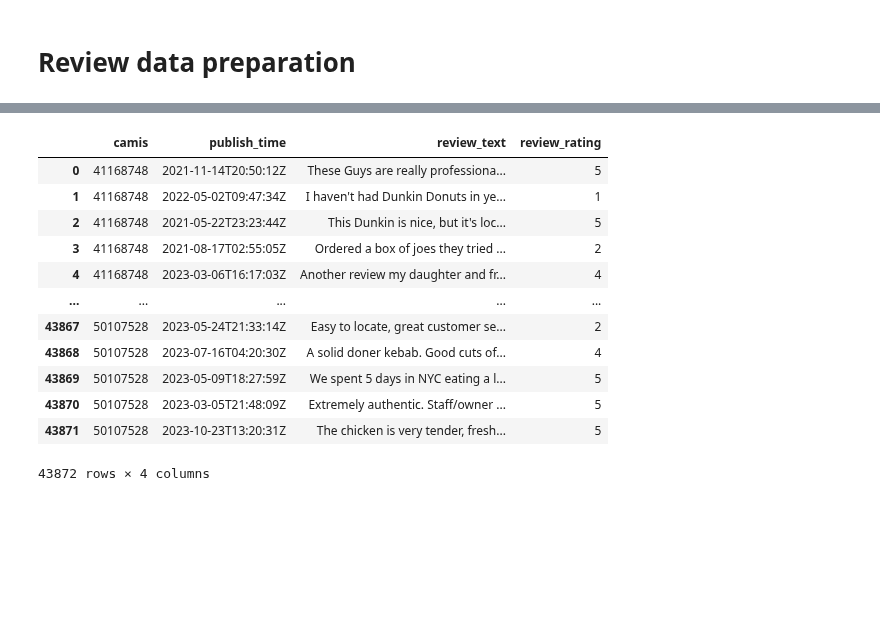
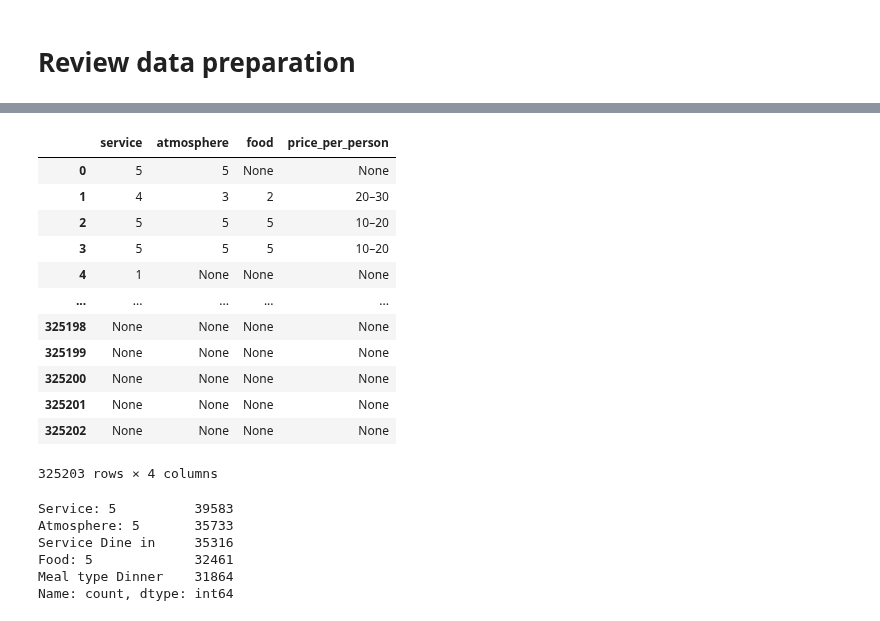
Before and after one commit to Somerville-2023/New-York-health-Inspection-Prediction, a Jupyter notebook: nick-folder/review_work.ipynb, the cells around one changed output, grey strips where cells are left out. Cells and saved outputs as stored; diff of their text form; code cells hidden in the pictures; blank space fills up the shorter version.

```diff
--- a/nick-folder/review_work.ipynb
+++ b/nick-folder/review_work.ipynb
@@ -33,0 +130,16 @@ api_reviews.head(3)
+# %%
+clean[['service', 'atmosphere', 'food', 'price_per_person']]
+# %% [output]
+|  | service | atmosphere | food | price_per_person |
+| 0 | 5 | 5 | None | None |
+| 1 | 4 | 3 | 2 | 20–30 |
+| 2 | 5 | 5 | 5 | 10–20 |
+| 3 | 5 | 5 | 5 | 10–20 |
+| 4 | 1 | None | None | None |
+| ... | ... | ... | ... | ... |
+| 325198 | None | None | None | None |
+| 325199 | None | None | None | None |
+| 325200 | None | None | None | None |
+| 325201 | None | None | None | None |
+| 325202 | None | None | None | None |
+325203 rows × 4 columns
@@ -33,0 +148,11 @@ api_reviews.head(3)
+# %%
+additional = scrape_reviews.r_additional.apply(lambda x: re.findall(r'\'([^\']+)?\'', x))
+a = [j for i in additional for j in i]
+pd.Series(a).value_counts()[:5]
+# %% [output]
+Service: 5          39583
+Atmosphere: 5       35733
+Service Dine in     35316
+Food: 5             32461
+Meal type Dinner    31864
+Name: count, dtype: int64
@@ -37,22 +169,6 @@ def clean_api_reviews(api_data):
     cols = ['camis', 'publish_time', 'review_text', 'review_rating']
     df = df[cols]
     return df
-
-clean_api_reviews(api_reviews)
-# %% [output]
-|  | camis | publish_time | review_text | review_rating |
-| 0 | 41168748 | 2021-11-14T20:50:12Z | These Guys are really professiona... | 5 |
-| 1 | 41168748 | 2022-05-02T09:47:34Z | I haven't had Dunkin Donuts in ye... | 1 |
-| 2 | 41168748 | 2021-05-22T23:23:44Z | This Dunkin is nice, but it's loc... | 5 |
-| 3 | 41168748 | 2021-08-17T02:55:05Z | Ordered a box of joes they tried ... | 2 |
-| 4 | 41168748 | 2023-03-06T16:17:03Z | Another review my daughter and fr... | 4 |
-| ... | ... | ... | ... | ... |
-| 43867 | 50107528 | 2023-05-24T21:33:14Z | Easy to locate, great customer se... | 2 |
-| 43868 | 50107528 | 2023-07-16T04:20:30Z | A solid doner kebab. Good cuts of... | 4 |
-| 43869 | 50107528 | 2023-05-09T18:27:59Z | We spent 5 days in NYC eating a l... | 5 |
-| 43870 | 50107528 | 2023-03-05T21:48:09Z | Extremely authentic. Staff/owner ... | 5 |
-| 43871 | 50107528 | 2023-10-23T13:20:31Z | The chicken is very tender, fresh... | 5 |
-43872 rows × 4 columns
 # %%
 def clean_dates(data):
     scrape_reviews = data.copy()
```
Also changed, not shown: parts of 23 cells of this notebook, 2 other files.
